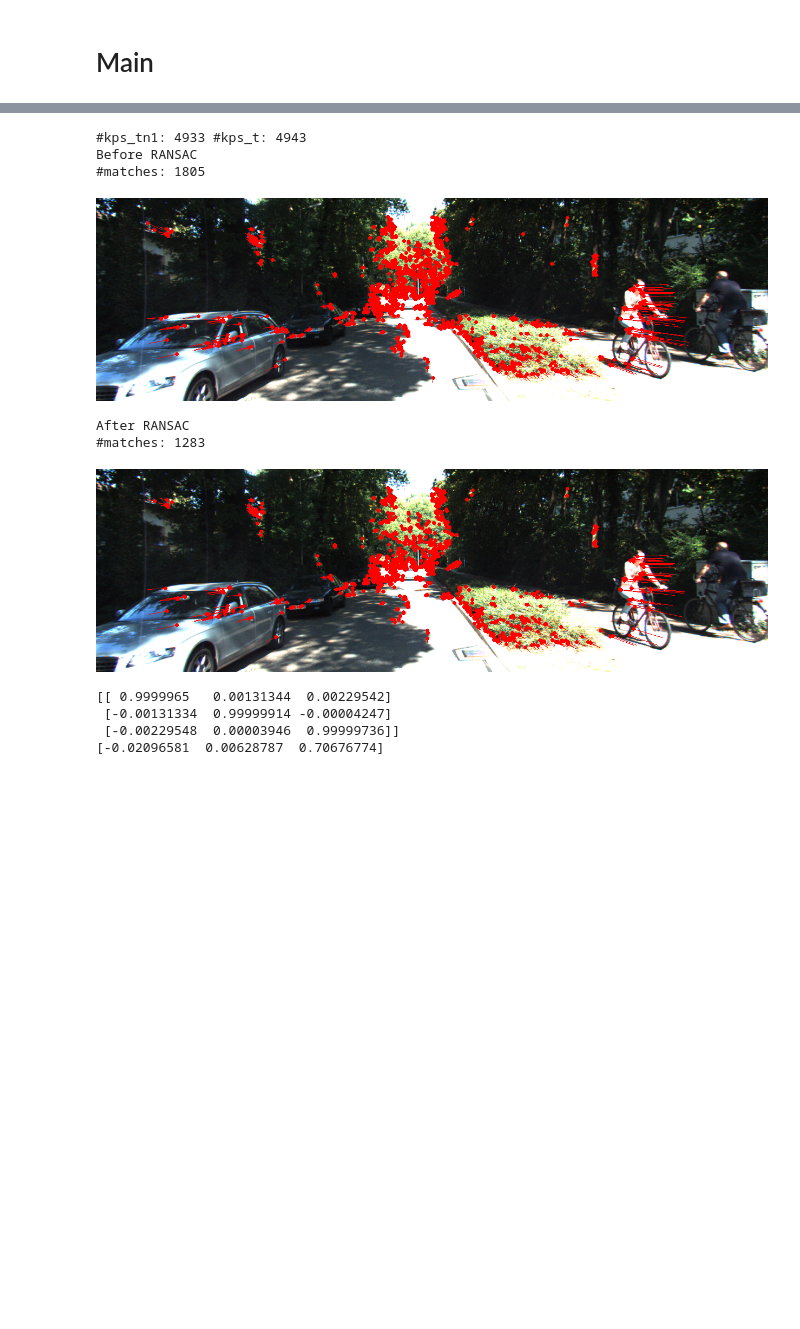
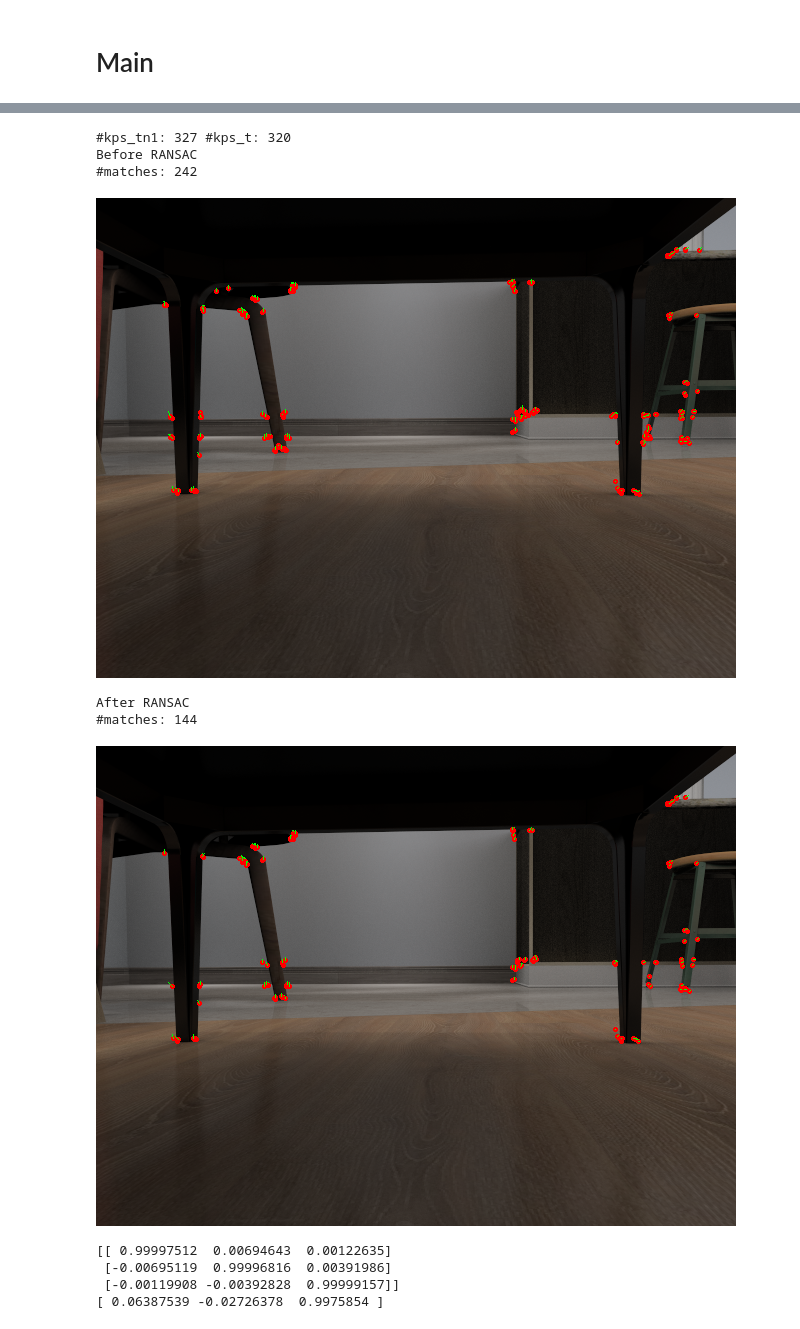
Before and after one commit to aditya-shriwastava/colab-notebooks, a Jupyter notebook: visual_odometry.ipynb, the cells around one changed output, grey strips where cells are left out. Saved outputs shown, nothing was run; the diff lists cells and outputs as text; code cells hidden in the pictures; blank space fills up the shorter version.

```diff
--- a/visual_odometry.ipynb
+++ b/visual_odometry.ipynb
@@ -67,3 +126,9 @@ kitti_cam_calib = np.array([[7.215377e+02,0.000000e+00,6.095593e+02],
+# %%
+deer_robot_cam_calib = np.array([
+  [600, 0, 320],
+  [0, 600, 240],
+  [0,   0,   1]
+], dtype=np.float)
 # %% [markdown]
 # Disp utils
 # %%
@@ -72,9 +137,20 @@ def disp(img_tn1, kps_tn1, kps_t):
   for kp_tn1, kp_t in zip(kps_tn1, kps_t):
     start_point = tuple(kp_tn1)
     end_point = tuple(kp_t)
-    disp_img = cv2.circle(disp_img, start_point, 2, (0, 0, 255), 2)
-    disp_img = cv2.line(disp_img, start_point, end_point, (0, 0, 255), 1)
+    disp_img = cv2.circle(disp_img, start_point, 1, (0, 0, 255), 2)
+    disp_img = cv2.line(disp_img, start_point, end_point, (0, 255, 0), 1)
   cv2_imshow(disp_img)
+
+def disp2(img_tn2, kps_tn2, kps_tn1, kps_t):
+  disp_img = img_tn2.copy()
+  for kp_tn2, kp_tn1, kp_t in zip(kps_tn2, kps_tn1, kps_t):
+    start_point = tuple(kp_tn2)
+    middle_point = tuple(kp_tn1)
+    end_point = tuple(kp_t)
+    disp_img = cv2.circle(disp_img, start_point, 1, (0, 0, 255), 2)
+    disp_img = cv2.line(disp_img, start_point, middle_point, (0, 255, 0), 1)
+    disp_img = cv2.line(disp_img, middle_point, end_point, (255, 0, 0), 1)
+  cv2_imshow(disp_img)
 # %% [markdown]
 # Essential matrix utils
 # %%
@@ -122,6 +198,7 @@ def essential_to_Rt(E, x_tn1, x_t):
 
   t1 = u @ w @ np.diag(s) @ u.T
   t1 = np.array([t1[2,1], t1[0,2], t1[1,0]])
+  t1 = t1/np.linalg.norm(t1)
   t2 = -t1
 
   # Resolve ambiguities by triangulation
@@ -290,47 +501,54 @@ def match_features2(des_tn1, des_t):
 # %%
-img_tn2 = kitti_imgs[0]
-img_tn1 = kitti_imgs[1]
-img_t = kitti_imgs[2]
+# img_tn2 = kitti_imgs[0]
+# img_tn1 = kitti_imgs[1]
+# img_t = kitti_imgs[2]
+# K = kitti_cam_calib
+
+img_tn2 = deer_robot_imgs[0]
+img_tn1 = deer_robot_imgs[1]
+img_t = deer_robot_imgs[2]
+K = deer_robot_cam_calib
 
 kps_tn1, des_tn1 = extract_features(img_tn1)
 kps_t, des_t = extract_features(img_t)
 print(f"#kps_tn1: {len(kps_tn1)} #kps_t: {len(kps_t)}")
 
 # From Image coordinate to Normalized homogeneous coordinate.
-kps_tn1_ = np.column_stack((kps_tn1, np.ones(len(kps_tn1)))) @ np.linalg.inv(kitti_cam_calib).T
-kps_t_ = np.column_stack((kps_t, np.ones(len(kps_t)))) @ np.linalg.inv(kitti_cam_calib).T
+normalize = lambda kps: np.column_stack((kps, np.ones(len(kps)))) @ np.linalg.inv(K).T
+kps_tn1_ = normalize(kps_tn1)
+kps_t_ = normalize(kps_t)
 
 print("Before RANSAC")
 matches = match_features2(des_tn1, des_t)
 print(f"#matches: {len(matches)}")
 disp(img_tn1, kps_tn1[matches[:,0]], kps_t[matches[:,1]])
 
 print("After RANSAC")
 E, inliers = ransac(
   (kps_tn1_[matches[:,0]], kps_t_[matches[:,1]]),
   EssentialMatrixTransform,
   min_samples=8,
   residual_threshold=1e-3,
   max_trials=100
 )
 matches = matches[inliers]
 
 print(f"#matches: {len(matches)}")
 disp(img_tn1, kps_tn1[matches[:,0]], kps_t[matches[:,1]])
 
 np.set_printoptions(suppress=True)
 R, t = essential_to_Rt(E.params, kps_tn1_[matches[0,0]], kps_t_[matches[0,1]])
 print(R)
 print(t)
 # %% [output]
-#kps_tn1: 4933 #kps_t: 4943
+#kps_tn1: 327 #kps_t: 320
 Before RANSAC
-#matches: 1805
+#matches: 242
-[figure, old version]
+[figure, new version]
 After RANSAC
-#matches: 1283
+#matches: 144
-[figure, old version]
+[figure, new version]
-[[ 0.9999965   0.00131344  0.00229542]
- [-0.00131334  0.99999914 -0.00004247]
- [-0.00229548  0.00003946  0.99999736]]
-[-0.02096581  0.00628787  0.70676774]
+[[ 0.99997512  0.00694643  0.00122635]
+ [-0.00695119  0.99996816  0.00391986]
+ [-0.00119908 -0.00392828  0.99999157]]
+[ 0.06387539 -0.02726378  0.9975854 ]
```
Also changed, not shown: parts of 8 cells of this notebook.
